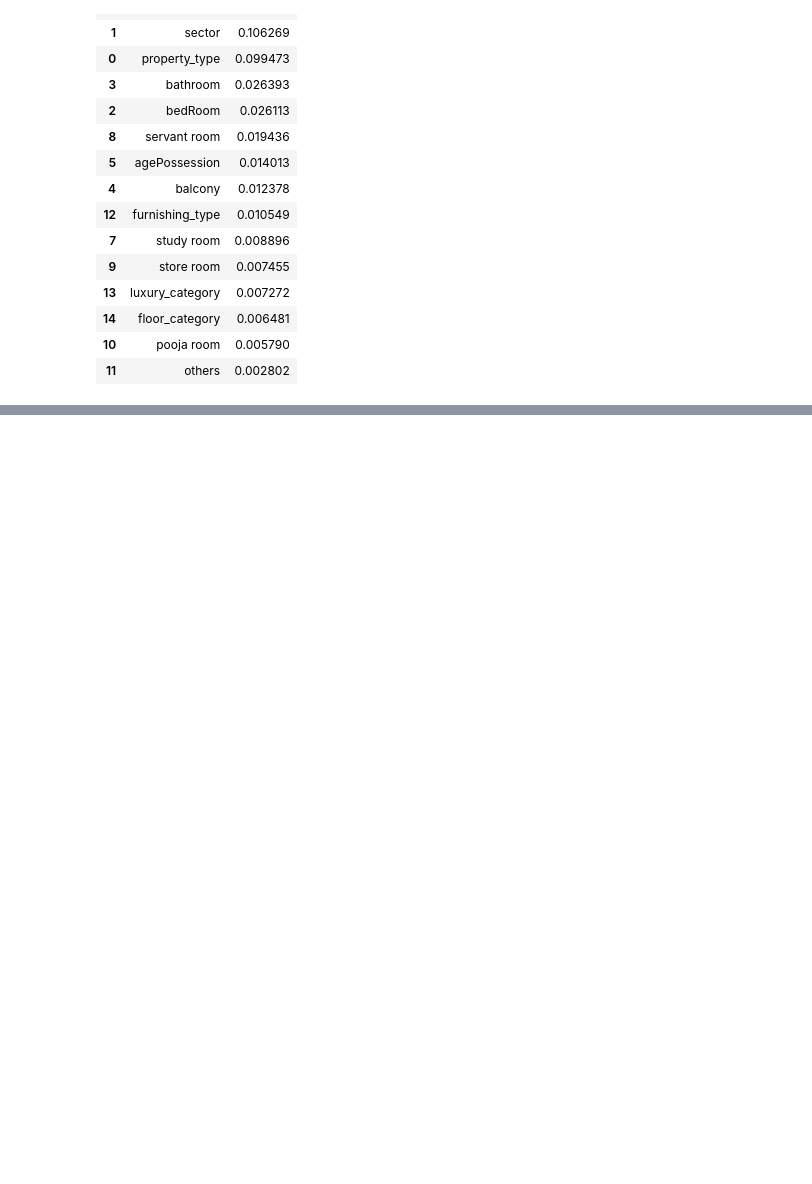
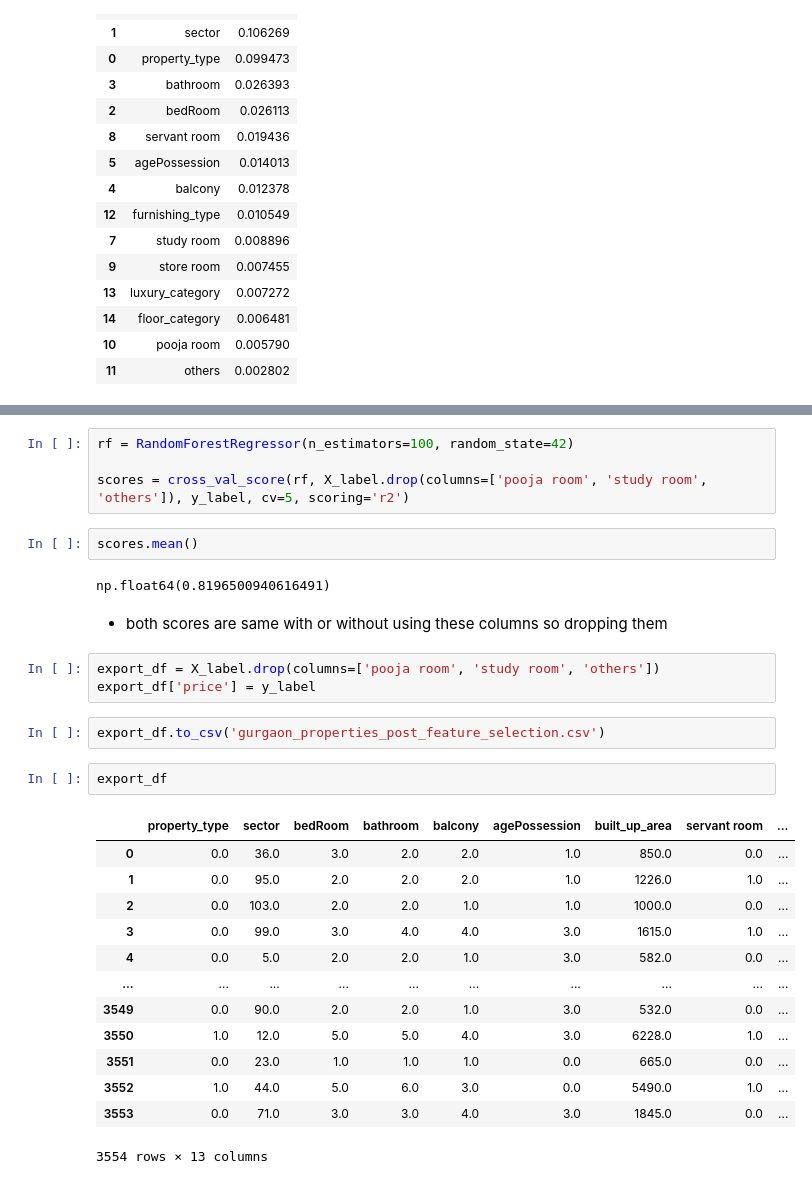
Before and after one commit to divyanshu73/real-estate-application, a Jupyter notebook: data_preprocessing/feature_selection_and_feature_engineering.ipynb, the cells around one changed output, grey strips where cells are left out. Drawn from its saved outputs; the diff is of its cells as text; blank space fills up the shorter version.

Commit message:
add feature selection

```diff
--- a/data_preprocessing/feature_selection_and_feature_engineering.ipynb
+++ b/data_preprocessing/feature_selection_and_feature_engineering.ipynb
@@ -427,0 +559,31 @@ fi_df6
+# %%
+rf = RandomForestRegressor(n_estimators=100, random_state=42)
+
+scores = cross_val_score(rf, X_label.drop(columns=['pooja room', 'study room', 'others']), y_label, cv=5, scoring='r2')
+# %%
+scores.mean()
+# %% [output]
+np.float64(0.8196500940616491)
+# %% [markdown]
+* both scores are same with or without using these columns so dropping them
+# %%
+export_df = X_label.drop(columns=['pooja room', 'study room', 'others'])
+export_df['price'] = y_label
+# %%
+export_df.to_csv('gurgaon_properties_post_feature_selection.csv')
+# %%
+export_df
+# %% [output]
+|  | property_type | sector | bedRoom | bathroom | balcony | agePossession | built_up_area | servant room | ... |
+| 0 | 0.0 | 36.0 | 3.0 | 2.0 | 2.0 | 1.0 | 850.0 | 0.0 | ... |
+| 1 | 0.0 | 95.0 | 2.0 | 2.0 | 2.0 | 1.0 | 1226.0 | 1.0 | ... |
+| 2 | 0.0 | 103.0 | 2.0 | 2.0 | 1.0 | 1.0 | 1000.0 | 0.0 | ... |
+| 3 | 0.0 | 99.0 | 3.0 | 4.0 | 4.0 | 3.0 | 1615.0 | 1.0 | ... |
+| 4 | 0.0 | 5.0 | 2.0 | 2.0 | 1.0 | 3.0 | 582.0 | 0.0 | ... |
+| ... | ... | ... | ... | ... | ... | ... | ... | ... | ... |
+| 3549 | 0.0 | 90.0 | 2.0 | 2.0 | 1.0 | 3.0 | 532.0 | 0.0 | ... |
+| 3550 | 1.0 | 12.0 | 5.0 | 5.0 | 4.0 | 3.0 | 6228.0 | 1.0 | ... |
+| 3551 | 0.0 | 23.0 | 1.0 | 1.0 | 1.0 | 0.0 | 665.0 | 0.0 | ... |
+| 3552 | 1.0 | 44.0 | 5.0 | 6.0 | 3.0 | 0.0 | 5490.0 | 1.0 | ... |
+| 3553 | 0.0 | 71.0 | 3.0 | 3.0 | 4.0 | 3.0 | 1845.0 | 0.0 | ... |
+3554 rows × 13 columns
```
Also changed, not shown: parts of 14 cells of this notebook, 1 other file.
